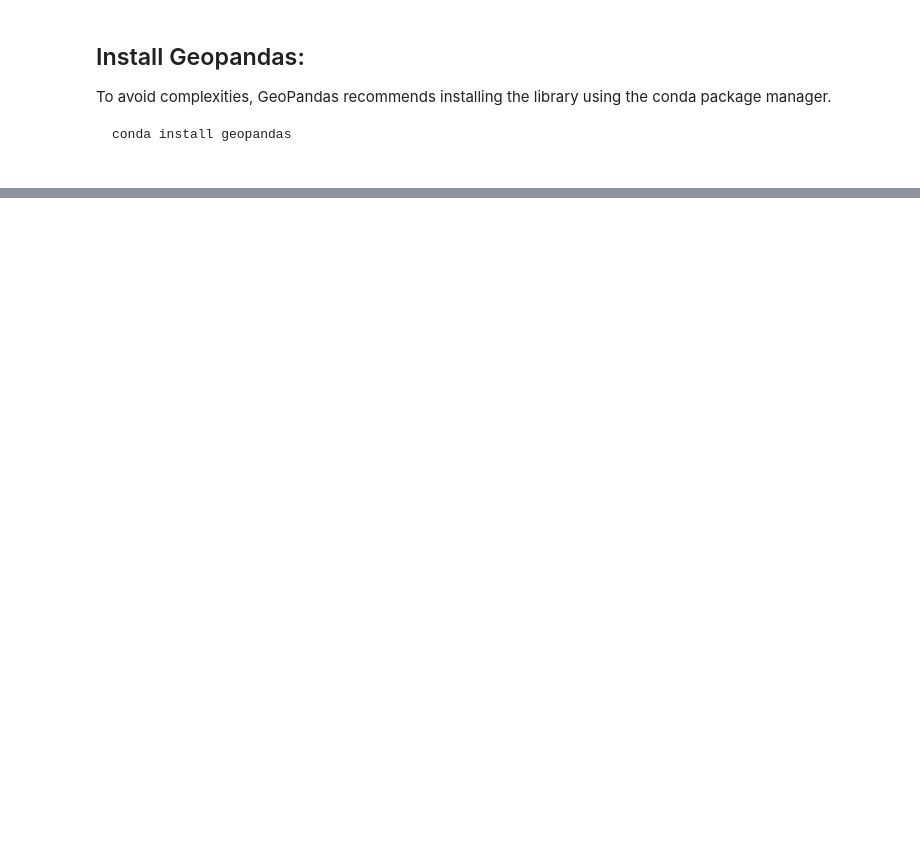
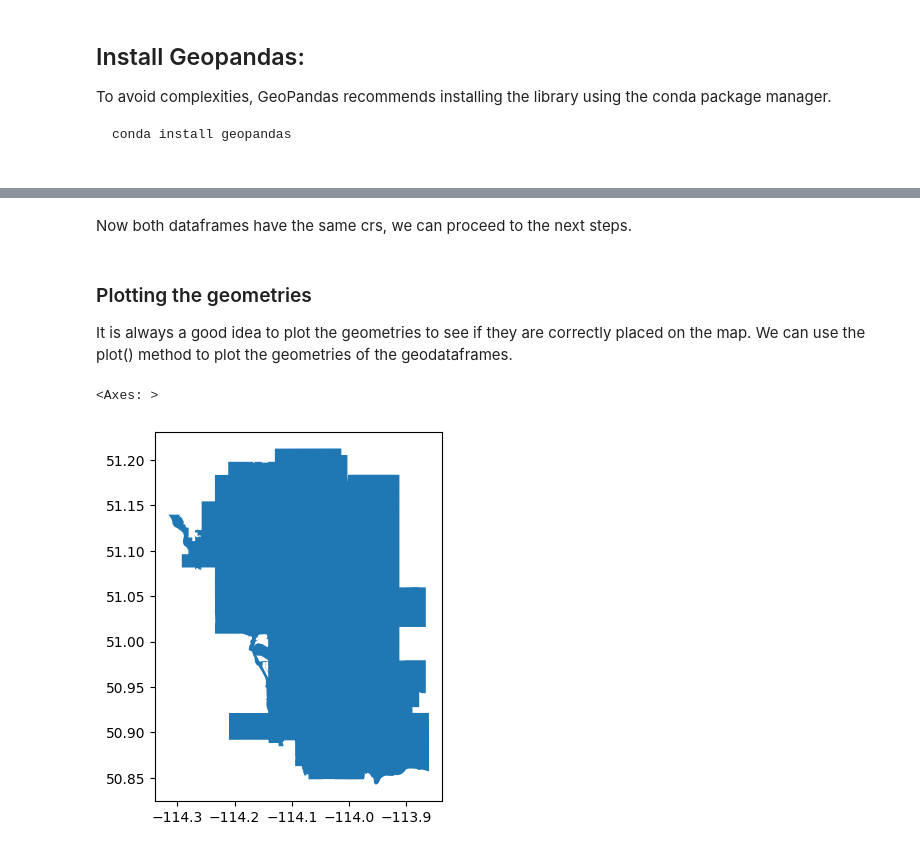
Before and after one commit to safarzadeh-reza/ENGO645-Assignments, a Jupyter notebook: source/notebooks/L3/geopandas.ipynb, the cells around one changed output, grey strips where cells are left out. Drawn from its saved outputs; the diff is of its cells as text; code cells hidden in the pictures; blank space fills up the shorter version.

Commit message:
added geopandas

```diff
--- a/source/notebooks/L3/geopandas.ipynb
+++ b/source/notebooks/L3/geopandas.ipynb
@@ -26,0 +61,7 @@ conda install geopandas
+# %%
+# import GeoPandas
+import geopandas as gpd
+
+
+# reading the shapefile
+boundary = gpd.read_file('City_Boundary.shp')
@@ -78,0 +238,13 @@ import geopandas as gpd
+# %% [markdown]
+Now both dataframes have the same crs, we can proceed to the next steps.
+# %% [markdown]
+### Plotting the geometries
+
+It is always a good idea to plot the geometries to see if they are correctly placed on the map. We can use the plot() method to plot the geometries of the geodataframes.
+# %%
+
+# plot the boundary geodataframe
+boundary.plot()
+# %% [output]
+<Axes: >
+[figure, added]
```
Also changed, not shown: parts of 34 cells of this notebook, 7 other files.
